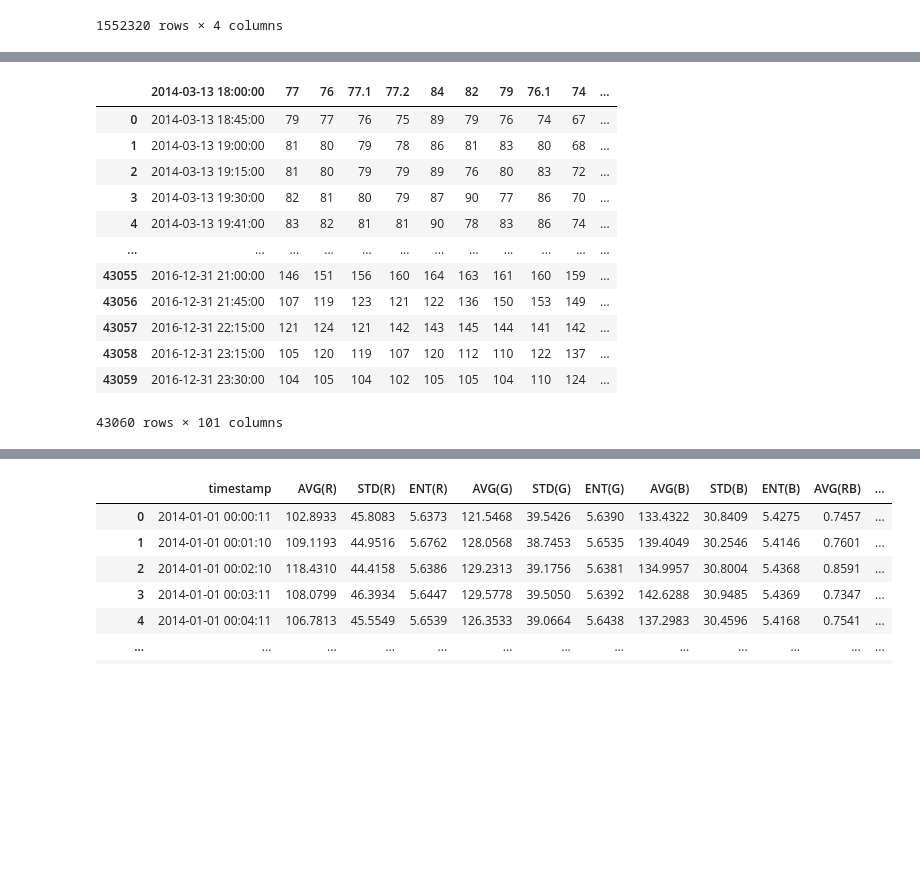
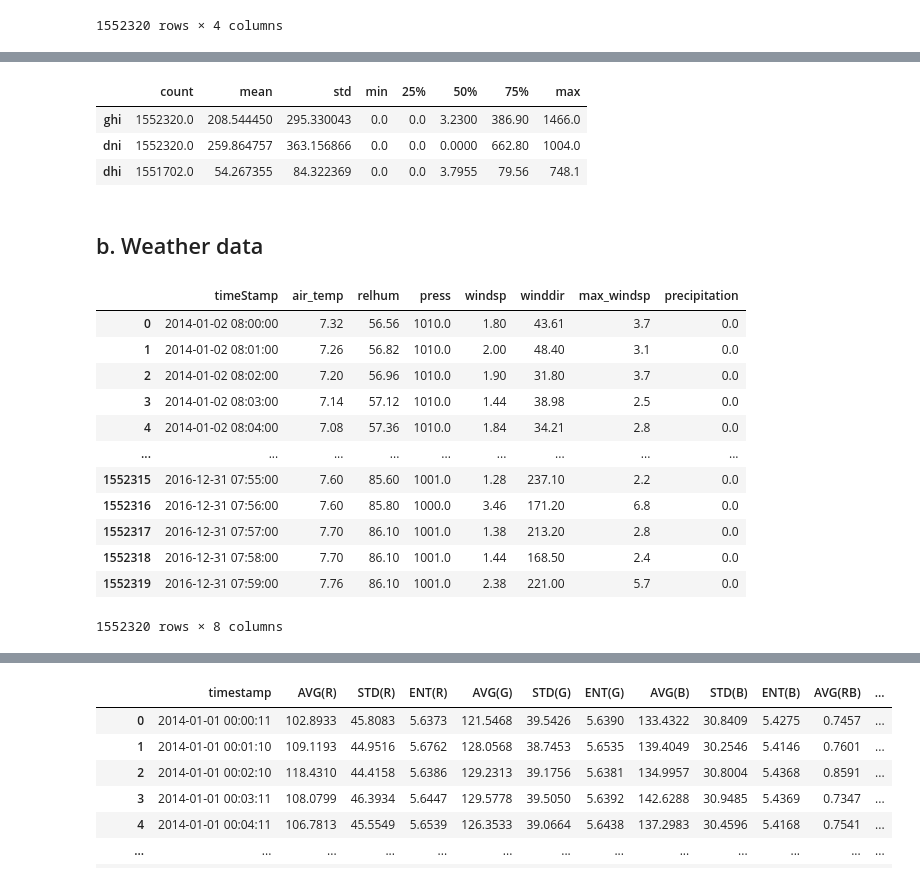
Before and after one commit to Adamouization/Solar-Irradiance-Forecasting, a Jupyter notebook: src/EDA.ipynb, the cells around one changed output, grey strips where cells are left out. Cells and saved outputs as stored; diff of their text form; code cells hidden in the pictures; blank space fills up the shorter version.

```diff
--- a/src/EDA.ipynb
+++ b/src/EDA.ipynb
@@ -19,16 +59,26 @@ pd.read_csv("../data/Folsom_irradiance.csv")
+# %%
+df_irradiance.describe().transpose()
+# %% [output]
+|  | count | mean | std | min | 25% | 50% | 75% | max |
+| ghi | 1552320.0 | 208.544450 | 295.330043 | 0.0 | 0.0 | 3.2300 | 386.90 | 1466.0 |
+| dni | 1552320.0 | 259.864757 | 363.156866 | 0.0 | 0.0 | 0.0000 | 662.80 | 1004.0 |
+| dhi | 1551702.0 | 54.267355 | 84.322369 | 0.0 | 0.0 | 3.7955 | 79.56 | 748.1 |
+# %% [markdown]
+## b. Weather data
 # %%
-pd.read_csv("../data/Folsom_satellite.csv")
+df_weather = pd.read_csv("../data/Folsom_weather.csv", infer_datetime_format=True)
+df_weather
 # %% [output]
-|  | 2014-03-13 18:00:00 | 77 | 76 | 77.1 | 77.2 | 84 | 82 | 79 | 76.1 | 74 | ... |
-| 0 | 2014-03-13 18:45:00 | 79 | 77 | 76 | 75 | 89 | 79 | 76 | 74 | 67 | ... |
-| 1 | 2014-03-13 19:00:00 | 81 | 80 | 79 | 78 | 86 | 81 | 83 | 80 | 68 | ... |
-| 2 | 2014-03-13 19:15:00 | 81 | 80 | 79 | 79 | 89 | 76 | 80 | 83 | 72 | ... |
-| 3 | 2014-03-13 19:30:00 | 82 | 81 | 80 | 79 | 87 | 90 | 77 | 86 | 70 | ... |
-| 4 | 2014-03-13 19:41:00 | 83 | 82 | 81 | 81 | 90 | 78 | 83 | 86 | 74 | ... |
-| ... | ... | ... | ... | ... | ... | ... | ... | ... | ... | ... | ... |
-| 43055 | 2016-12-31 21:00:00 | 146 | 151 | 156 | 160 | 164 | 163 | 161 | 160 | 159 | ... |
-| 43056 | 2016-12-31 21:45:00 | 107 | 119 | 123 | 121 | 122 | 136 | 150 | 153 | 149 | ... |
-| 43057 | 2016-12-31 22:15:00 | 121 | 124 | 121 | 142 | 143 | 145 | 144 | 141 | 142 | ... |
-| 43058 | 2016-12-31 23:15:00 | 105 | 120 | 119 | 107 | 120 | 112 | 110 | 122 | 137 | ... |
-| 43059 | 2016-12-31 23:30:00 | 104 | 105 | 104 | 102 | 105 | 105 | 104 | 110 | 124 | ... |
+|  | timeStamp | air_temp | relhum | press | windsp | winddir | max_windsp | precipitation |
+| 0 | 2014-01-02 08:00:00 | 7.32 | 56.56 | 1010.0 | 1.80 | 43.61 | 3.7 | 0.0 |
+| 1 | 2014-01-02 08:01:00 | 7.26 | 56.82 | 1010.0 | 2.00 | 48.40 | 3.1 | 0.0 |
+| 2 | 2014-01-02 08:02:00 | 7.20 | 56.96 | 1010.0 | 1.90 | 31.80 | 3.7 | 0.0 |
+| 3 | 2014-01-02 08:03:00 | 7.14 | 57.12 | 1010.0 | 1.44 | 38.98 | 2.5 | 0.0 |
+| 4 | 2014-01-02 08:04:00 | 7.08 | 57.36 | 1010.0 | 1.84 | 34.21 | 2.8 | 0.0 |
+| ... | ... | ... | ... | ... | ... | ... | ... | ... |
+| 1552315 | 2016-12-31 07:55:00 | 7.60 | 85.60 | 1001.0 | 1.28 | 237.10 | 2.2 | 0.0 |
+| 1552316 | 2016-12-31 07:56:00 | 7.60 | 85.80 | 1000.0 | 3.46 | 171.20 | 6.8 | 0.0 |
+| 1552317 | 2016-12-31 07:57:00 | 7.70 | 86.10 | 1001.0 | 1.38 | 213.20 | 2.8 | 0.0 |
+| 1552318 | 2016-12-31 07:58:00 | 7.70 | 86.10 | 1001.0 | 1.44 | 168.50 | 2.4 | 0.0 |
+| 1552319 | 2016-12-31 07:59:00 | 7.76 | 86.10 | 1001.0 | 2.38 | 221.00 | 5.7 | 0.0 |
-43060 rows × 101 columns
+1552320 rows × 8 columns
```
Also changed, not shown: parts of 14 cells of this notebook, 1 other file.
